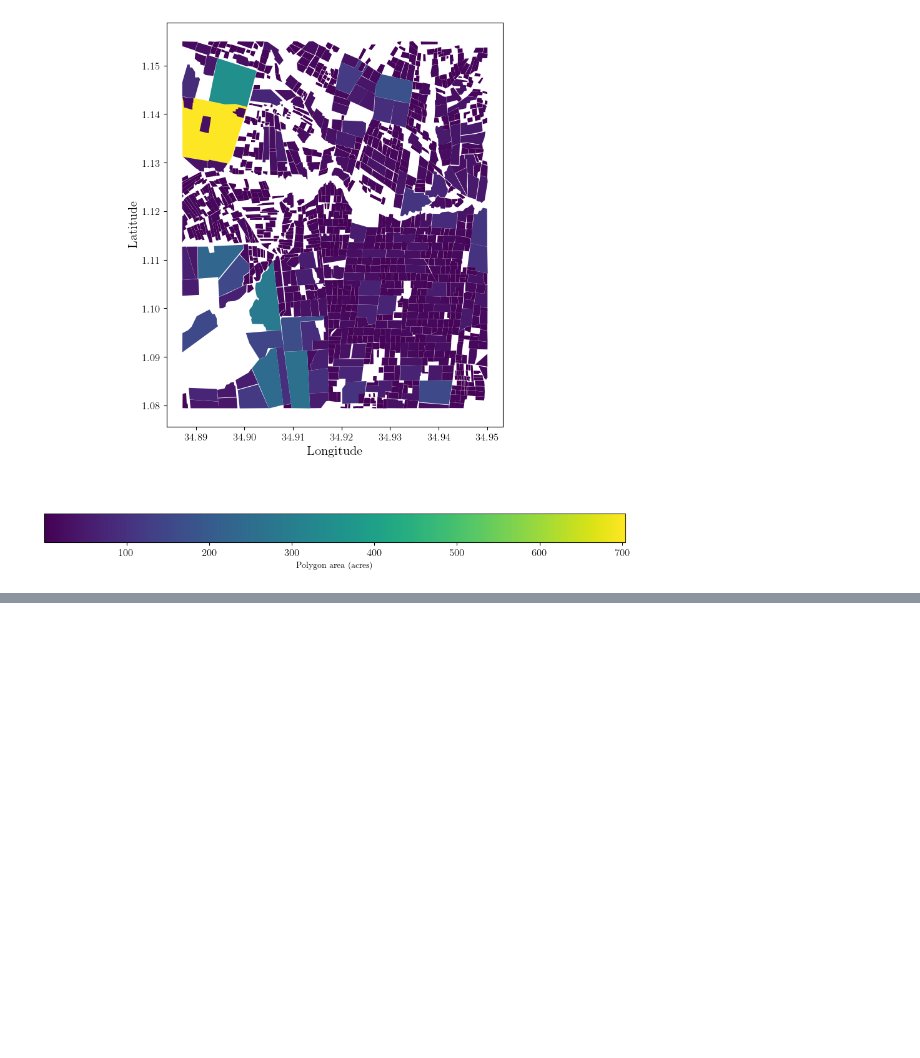
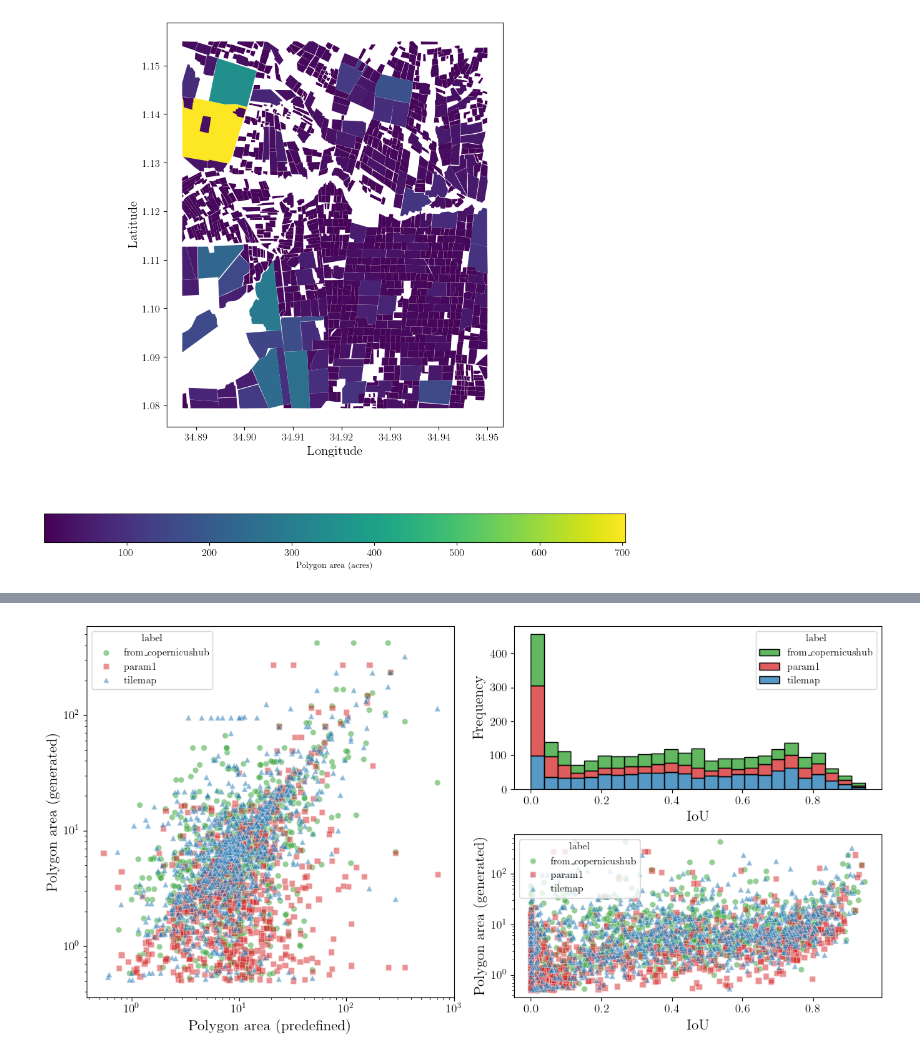
Before and after one commit to RM503/DataKind_Geospatial, a Jupyter notebook: samgeo_experiments/processing.ipynb, the cells around one changed output, grey strips where cells are left out. Cells and saved outputs as stored; diff of their text form; code cells hidden in the pictures; blank space fills up the shorter version.

```diff
--- a/samgeo_experiments/processing.ipynb
+++ b/samgeo_experiments/processing.ipynb
@@ -228,0 +336,42 @@ sns.histplot(gdf_overlap.IoU, bins=25)
+# %%
+def plot_stats(gdf_combined: gpd.GeoDataFrame) -> None:
+
+    data = gdf_combined[
+        (gdf_combined['label'] == 'param1') |
+        (gdf_combined['label'] == 'tilemap') |
+        (gdf_combined['label'] == 'from_copernicushub')
+    ]
+
+    fig = plt.figure(figsize=(12, 6))
+
+    palette = {
+        'param1': 'tab:red',
+        'tilemap': 'tab:blue',
+        'from_copernicushub': 'tab:green'
+    }
+
+    gs = gridspec.GridSpec(2, 2, figure=fig)
+    ax1 = plt.subplot(gs[:, 0])
+    sns.scatterplot(data, x='area (acres)_left', y='area (acres)_right', hue='label', palette=palette, style='label', markers=['o', 's', '^'], alpha=0.5, ax=ax1)
+    ax1.set_xlabel('Polygon area (predefined)', fontsize=15)
+    ax1.set_ylabel('Polygon area (generated)', fontsize=15)
+    ax1.set_xscale('log')
+    ax1.set_yscale('log')
+
+    ax2 = plt.subplot(gs[0, 1])
+    sns.histplot(data, x='IoU', hue='label', bins=25, multiple='stack', palette=palette, ax=ax2)
+    ax2.set_xlabel('IoU', fontsize=15)
+    ax2.set_ylabel('Frequency', fontsize=15)
+
+    ax3 = plt.subplot(gs[1, 1])
+    sns.scatterplot(data, x='IoU', y='area (acres)_right', hue='label', palette=palette, style='label', markers=['o', 's', '^'], alpha=0.5, ax=ax3)
+    ax3.set_xlabel('IoU', fontsize=15)
+    ax3.set_ylabel('Polygon area (generated)', fontsize=15)
+    ax3.set_yscale('log')
+
+    plt.tight_layout()
+    plt.show()
+
+plot_stats(gdf_combined)
+# %% [output]
+[figure, added]
```
Also changed, not shown: parts of 16 cells of this notebook, 56 other files.
